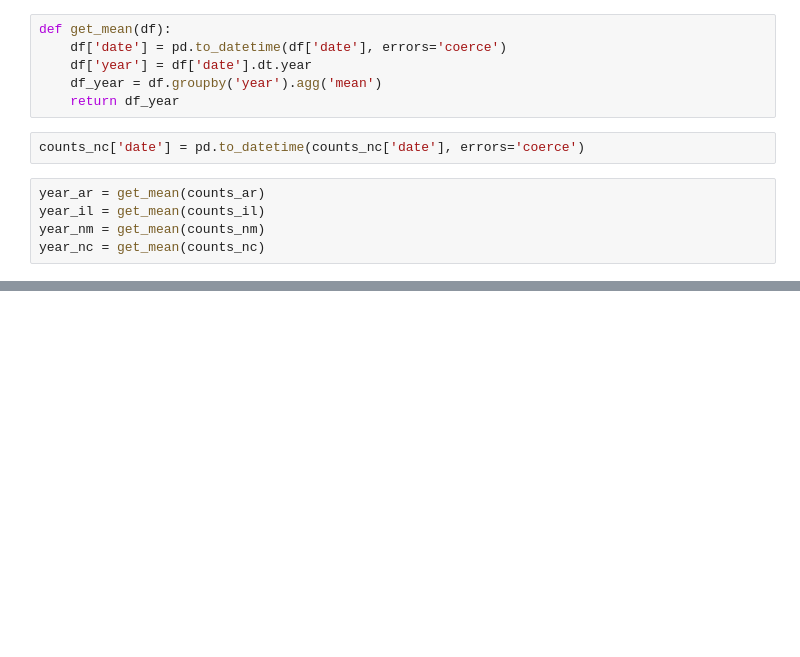
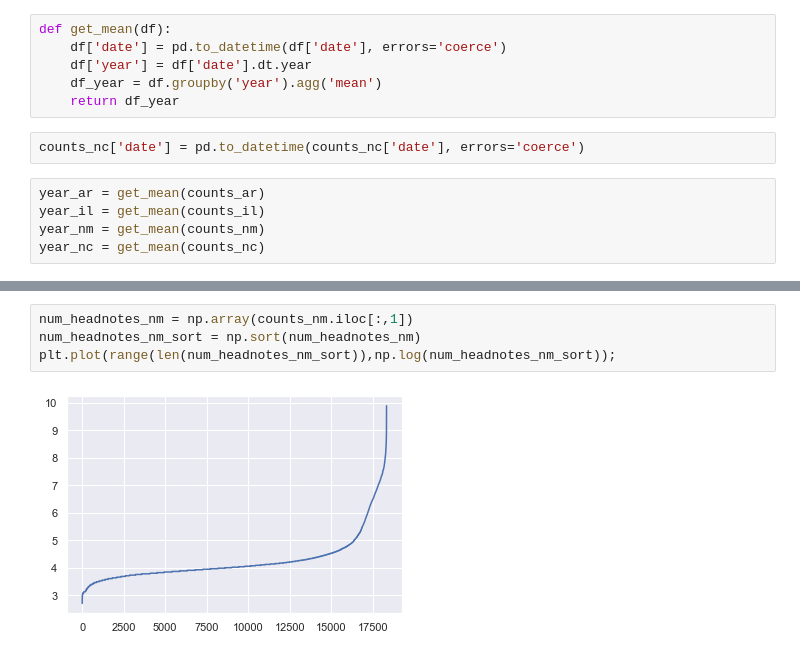
Before and after one commit to tth63425/cs109b_group32_projectc, a Jupyter notebook: EDA/caselaw_20200411_brendan.ipynb, the cells around one changed output, grey strips where cells are left out. Cells and saved outputs as stored; diff of their text form; blank space fills up the shorter version.

```diff
--- a/EDA/caselaw_20200411_brendan.ipynb
+++ b/EDA/caselaw_20200411_brendan.ipynb
@@ -97,0 +132,6 @@ plt.show()
+# %%
+num_headnotes_nm = np.array(counts_nm.iloc[:,1])
+num_headnotes_nm_sort = np.sort(num_headnotes_nm)
+plt.plot(range(len(num_headnotes_nm_sort)),np.log(num_headnotes_nm_sort));
+# %% [output]
+[figure, added]
```
Also changed, not shown: parts of 11 cells of this notebook, 5 other files.
